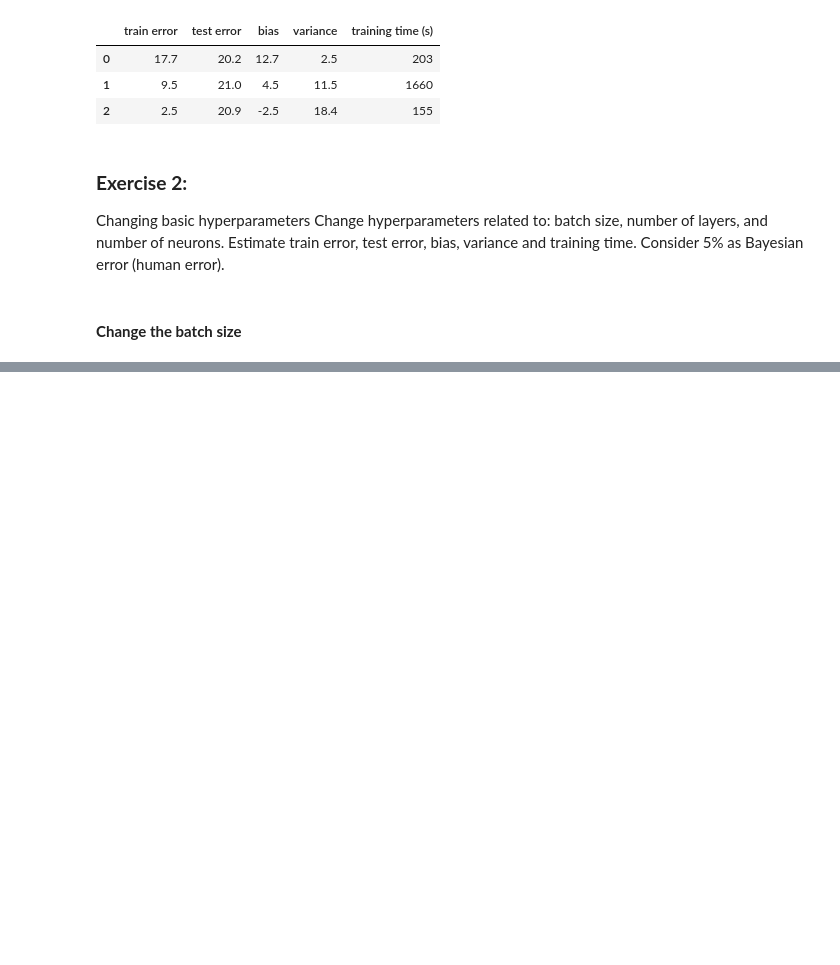
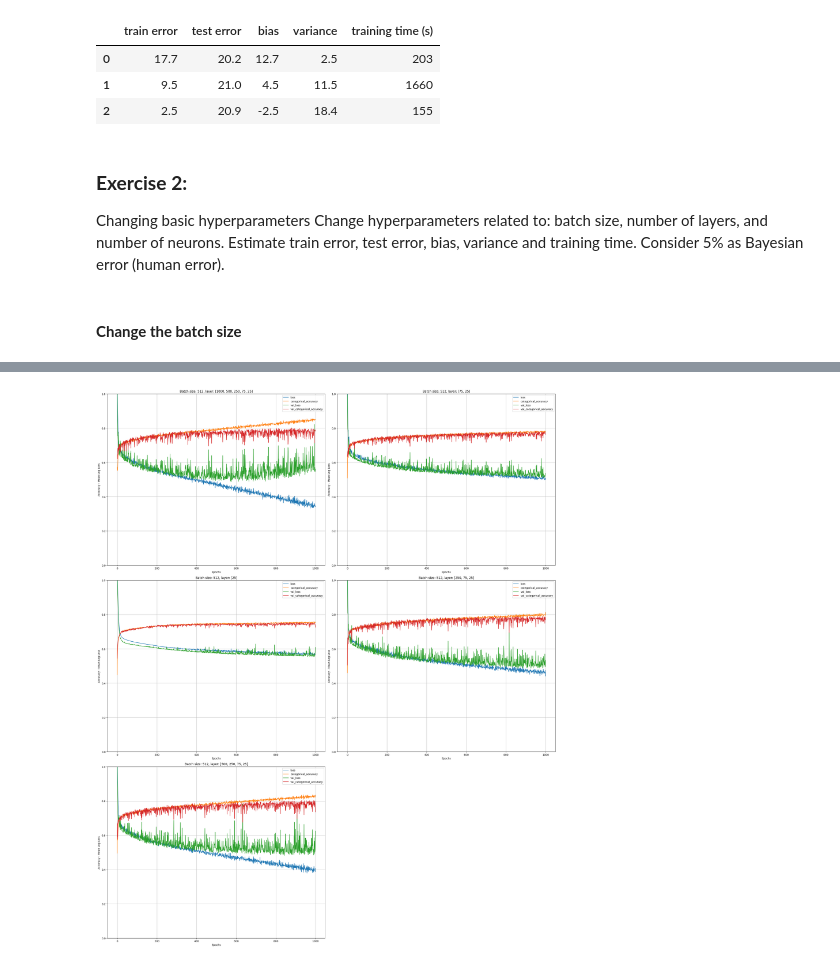
Before and after one commit to JaviMiot/exercises_deep_learning, a Jupyter notebook: Median_house_value.ipynb, the cells around one changed output, grey strips where cells are left out. Drawn from its saved outputs; the diff is of its cells as text; code cells hidden in the pictures; blank space fills up the shorter version.

```diff
--- a/Median_house_value.ipynb
+++ b/Median_house_value.ipynb
@@ -258,0 +335,26 @@ results_model.get_all_results('batch_size_')
+# %%
+LOG_PREFIX = "layer_size_"
+
+rm = ResultsManager(base_path='exercise2/layer_size/', prefix=LOG_PREFIX)
+
+data = dict()
+
+for index, layer in enumerate(n_neurons_per_hidden_layers):
+  start_time = time.perf_counter()
+
+  history = models[index].fit(x_train, t_train,
+                      batch_size = batch_size,
+                      epochs=n_epochs,
+                      verbose = 0,
+                      validation_data = (x_dev, t_dev))
+
+  total_time = calc_time(start_time)
+
+  data = {
+   'history': history.history,
+   'batch_size': batch_size,
+   'total_time': total_time,
+   'n_epochs': n_epochs,
+   'layer': layer
+  }
+  rm.save_result(f"{LOG_PREFIX}{str(layer)}", data)
@@ -258,0 +370,4 @@ results_model.get_all_results('batch_size_')
+# %%
+rm.plot_results()
+# %% [output]
+[figure, added]
```
Also changed, not shown: parts of 17 cells of this notebook.
